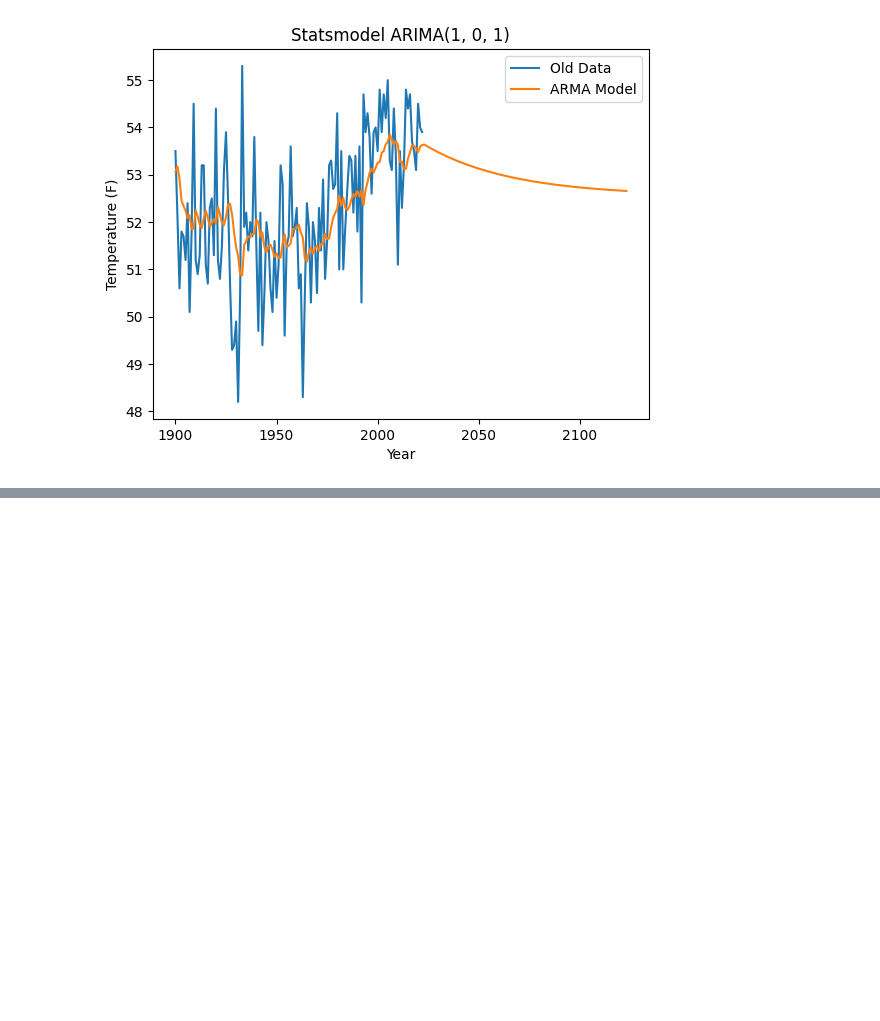
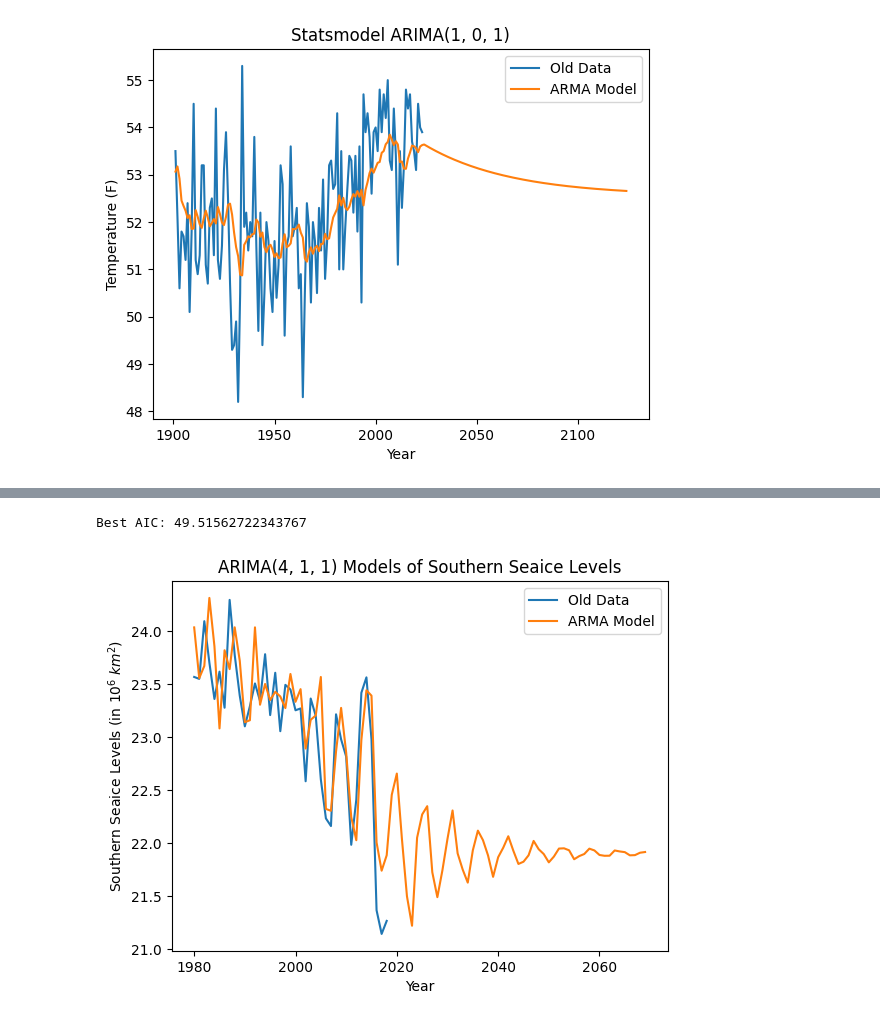
Before and after one commit to EthanPrimes/modeling_climate_change, a Jupyter notebook: arima_models.ipynb, the cells around one changed output, grey strips where cells are left out. Saved outputs shown, nothing was run; the diff lists cells and outputs as text; code cells hidden in the pictures; blank space fills up the shorter version.

```diff
--- a/arima_models.ipynb
+++ b/arima_models.ipynb
@@ -102,6 +104,11 @@ seaice_north_yearly_df = seaice_north_yearly_df.drop(index=[1978, 2019])  # Don'
 
 seaice_south_yearly_df = seaice_df[seaice_df["hemisphere"] == "south"].groupby("Year")["Extent"].agg(["mean", "std"])
 seaice_south_yearly_df = seaice_south_yearly_df.drop(index=[1978, 2019])
+
+# Computing daily global seaice levels
+seaice_global_yearly_df = seaice_north_yearly_df + seaice_south_yearly_df
+
+seaice_global_df = seaice_df[seaice_df["hemisphere"] == "north"]["Extent"] + seaice_df[seaice_df["hemisphere"] == "south"]["Extent"]
 # %% [markdown]
 ## Fitting Models
 # %% [markdown]
@@ -176,0 +270,41 @@ MA Parameters: [-0.8397341]
+# %%
+# Fitting an ARMA model to the Southern Seaice dataset
+z = seaice_global_yearly_df["mean"].values.copy()  # The dataset
+n = 50  # The number of predictions to make into the future
+
+with warnings.catch_warnings():
+    warnings.simplefilter("ignore", ConvergenceWarning)
+    warnings.simplefilter("ignore", UserWarning)
+    # Determining optimal hyperparameters
+    p_max, q_max, d_max = 5, 5, 3
+    opt_p, opt_q, opt_d = None, None, None
+    best_aic = float("inf")
+    for p in range(1, p_max + 1):
+        for q in range(1, q_max + 1):
+            for d in range(0, d_max + 1):
+                # model = ARIMA(z, order=(p, d, q)).fit(method='innovations_mle')
+                model = ARIMA(z, order=(p, d, q)).fit(method='statespace')
+                if model.aic < best_aic:
+                    best_aic = model.aic
+                    opt_p = p
+                    opt_q = q
+                    opt_d = d
+
+# Determining the optimal AIC
+print(f"Best AIC: {best_aic}")
+
+# Intialize the ARIMA model with optimal parameters
+model = ARIMA(z, order=(opt_p, opt_d, opt_q)).fit(method='statespace')
+
+# Predict from the beginning of the model to n observations in the future
+pred = model.predict(start=0, end=len(z)+n)
+plt.plot(np.arange(1979 + 1, 1979 + len(z)), z[1:], label="Old Data")
+plt.plot(np.arange(1979 + 1, 1979 + len(pred)), pred[1:], label="ARMA Model")
+plt.xlabel("Year")
+plt.ylabel(r"Southern Seaice Levels (in $10^6 \; km^2$)")
+plt.title(f"ARIMA({opt_p}, {opt_d}, {opt_q}) Models of Southern Seaice Levels")
+plt.legend()
+plt.show()
+# %% [output]
+Best AIC: 49.51562722343767
+[figure, added]
```
Also changed, not shown: parts of 8 cells of this notebook, 1 other file.
